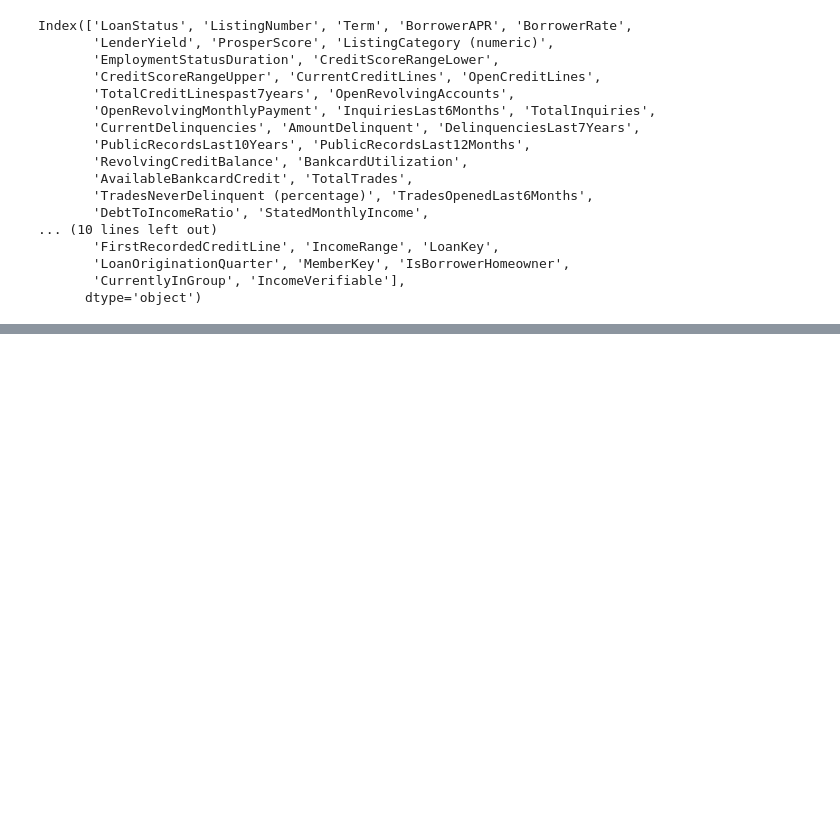
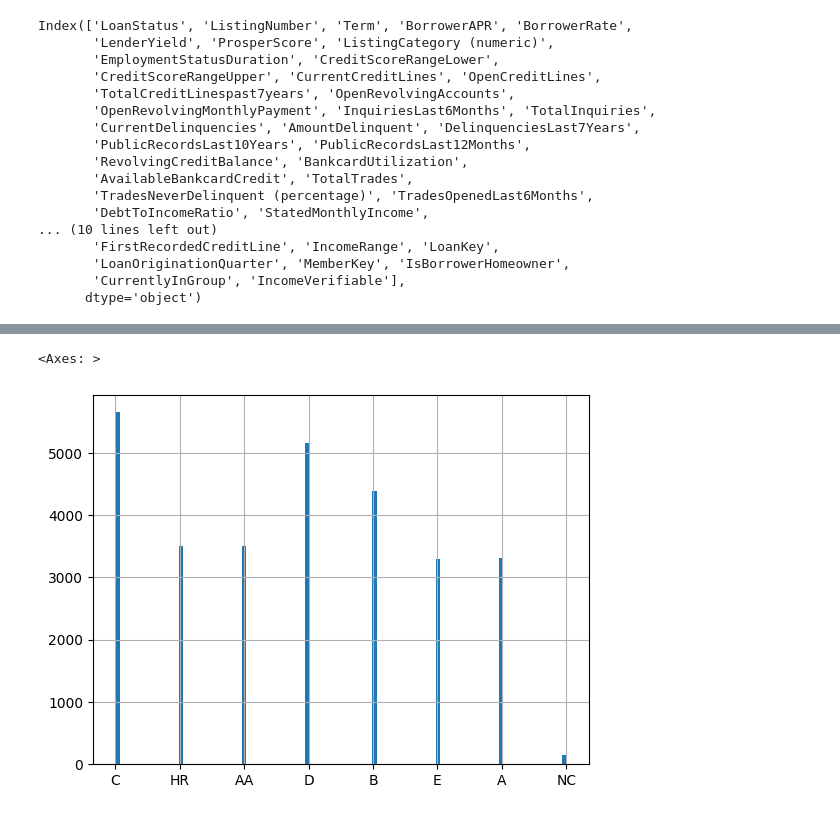
Before and after one commit to Yogesh0903/Predictive-Modelling-Using-Social-Profile-in-Online-P2P-Lending-Platform-Prosper-Loan, a Jupyter notebook: Predictive_Modelling_Using_Social_Profile_in_Online_P2P_Lending_Platform.ipynb, the cells around one changed output, grey strips where cells are left out. Cells and saved outputs as stored; diff of their text form; code cells hidden in the pictures; blank space fills up the shorter version.

```diff
--- a/Predictive_Modelling_Using_Social_Profile_in_Online_P2P_Lending_Platform.ipynb
+++ b/Predictive_Modelling_Using_Social_Profile_in_Online_P2P_Lending_Platform.ipynb
@@ -544,0 +554,5 @@ Index(['LoanStatus', 'ListingNumber', 'Term', 'BorrowerAPR', 'BorrowerRate',
+# %%
+data['CreditGrade'].hist(bins=100)
+# %% [output]
+<Axes: >
+[figure, added]
```
Also changed, not shown: parts of 28 cells of this notebook.
